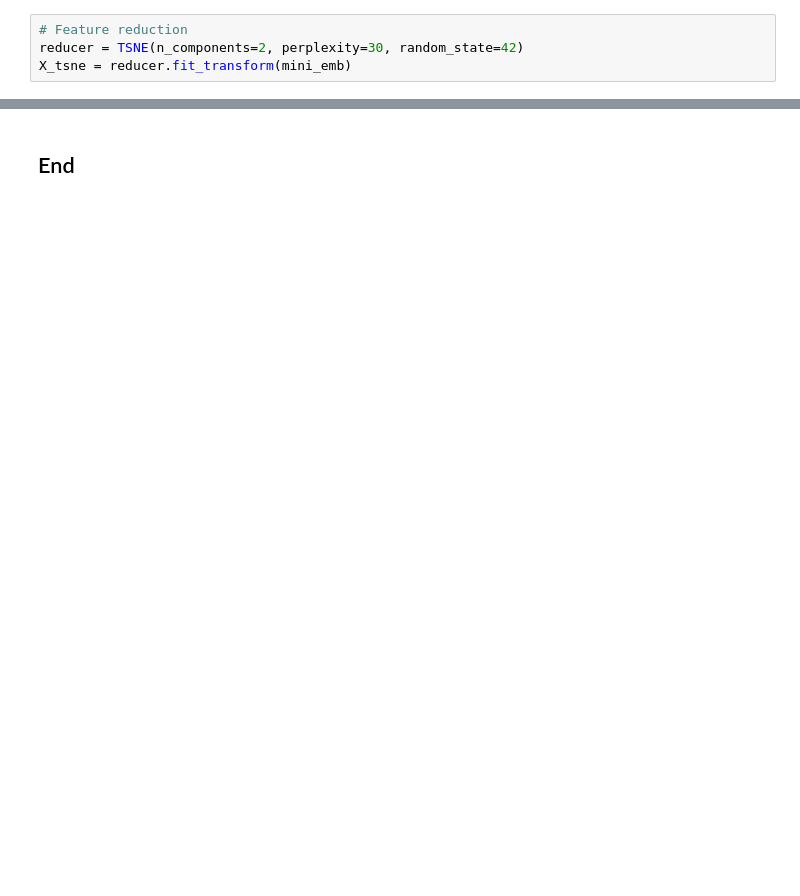
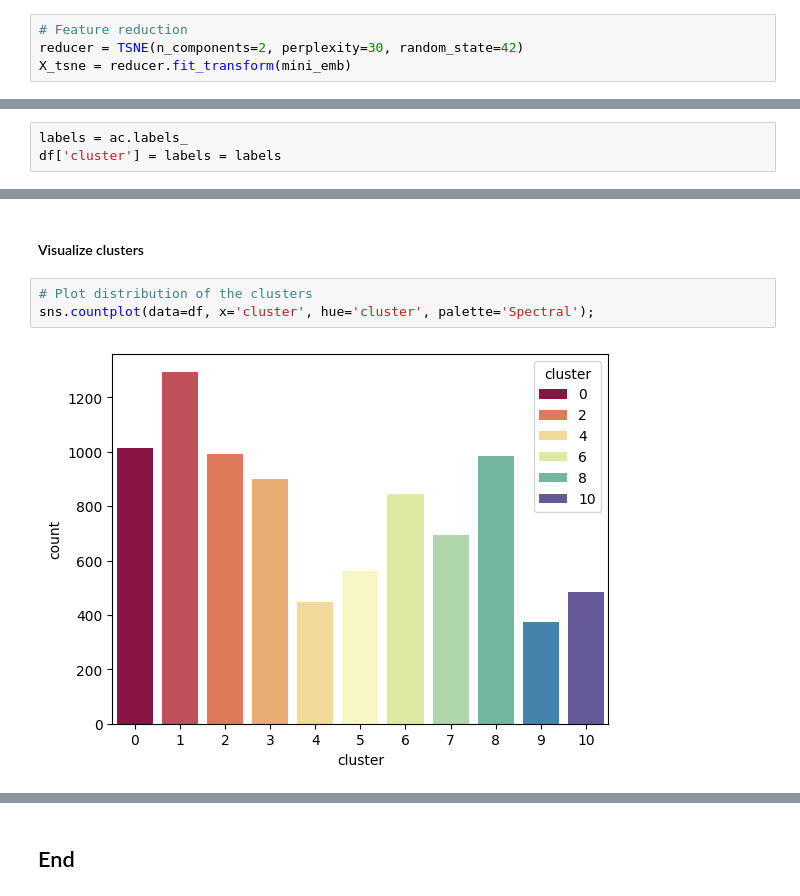
Before and after one commit to nadpierre/wiki-nlp-project, a Jupyter notebook: nlp_project.ipynb, the cells around one changed output, grey strips where cells are left out. Drawn from its saved outputs; the diff is of its cells as text; blank space fills up the shorter version.

```diff
--- a/nlp_project.ipynb
+++ b/nlp_project.ipynb
@@ -543,0 +568,3 @@ plt.show()
+# %%
+labels = ac.labels_
+df['cluster'] = labels = labels
@@ -543,0 +752,7 @@ plt.show()
+# %% [markdown]
+#### Visualize clusters
+# %%
+# Plot distribution of the clusters
+sns.countplot(data=df, x='cluster', hue='cluster', palette='Spectral');
+# %% [output]
+[figure, added]
```
Also changed, not shown: parts of 41 cells of this notebook, 1 other file.
